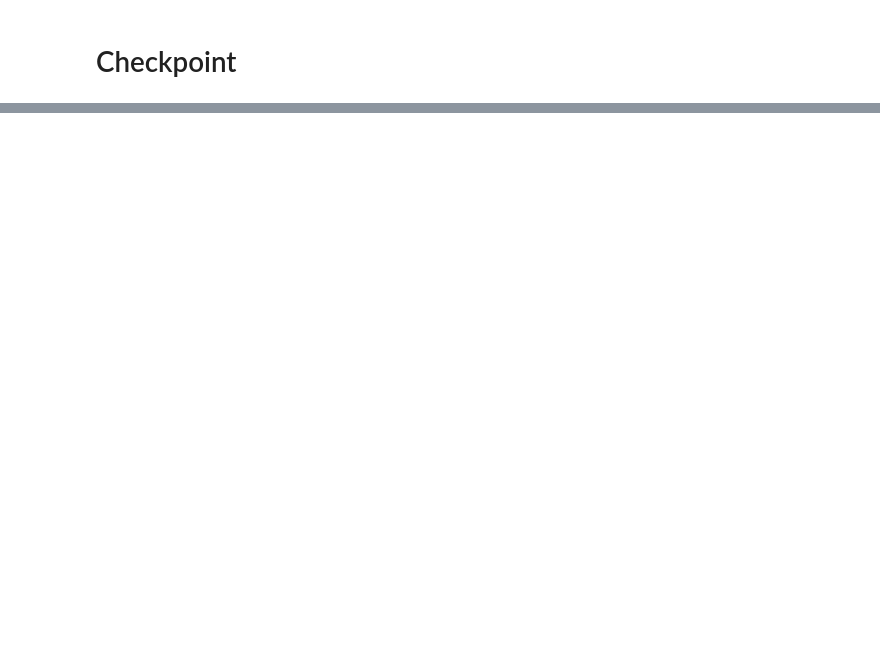
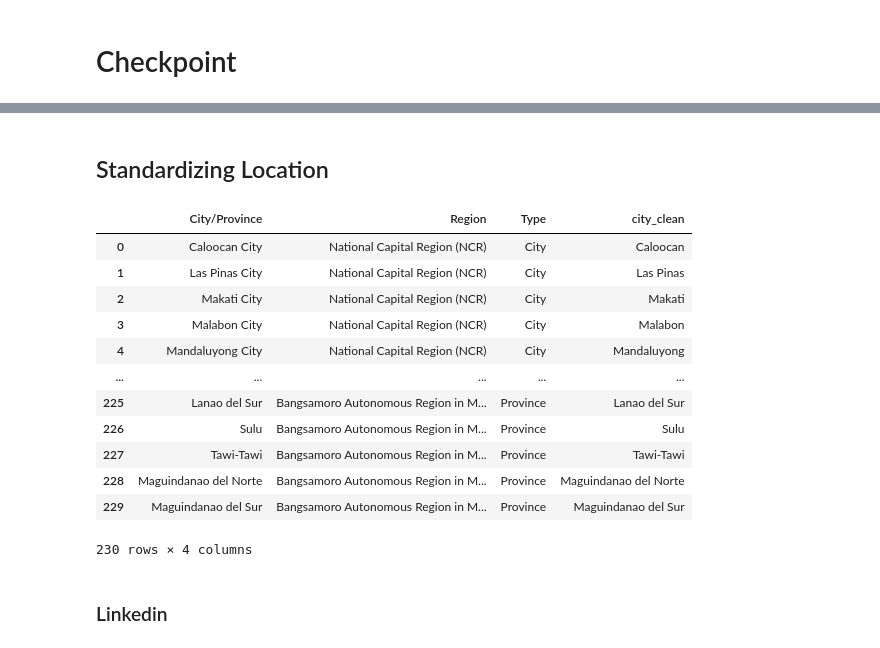
Before and after one commit to KyleCarlo/Job-Recommender-System, a Jupyter notebook: Scraping Notebook.ipynb, the cells around one changed output, grey strips where cells are left out. Drawn from its saved outputs; the diff is of its cells as text; code cells hidden in the pictures; blank space fills up the shorter version.

```diff
--- a/Scraping Notebook.ipynb
+++ b/Scraping Notebook.ipynb
@@ -538,0 +718,28 @@ kalibrr_df = pd.read_csv('kalibrr.csv')
+# %% [markdown]
+## Standardizing Location
+# %%
+sheet_id = "1FJgg2JWrKfzyWbi-76vKcR1dm-q6RwCAipobzotr_Eg"
+sheet_name = "Location"
+
+url= f"https://docs.google.com/spreadsheets/d/{sheet_id}/gviz/tq?tqx=out:csv&sheet={sheet_name}"
+
+df_locations = pd.read_csv(url)
+
+df_locations['city_clean'] = df_locations['City/Province'].str.replace(r'\s+City$', '', regex=True)
+
+
+df_locations
+# %% [output]
+|  | City/Province | Region | Type | city_clean |
+| 0 | Caloocan City | National Capital Region (NCR) | City | Caloocan |
+| 1 | Las Pinas City | National Capital Region (NCR) | City | Las Pinas |
+| 2 | Makati City | National Capital Region (NCR) | City | Makati |
+| 3 | Malabon City | National Capital Region (NCR) | City | Malabon |
+| 4 | Mandaluyong City | National Capital Region (NCR) | City | Mandaluyong |
+| ... | ... | ... | ... | ... |
+| 225 | Lanao del Sur | Bangsamoro Autonomous Region in M... | Province | Lanao del Sur |
+| 226 | Sulu | Bangsamoro Autonomous Region in M... | Province | Sulu |
+| 227 | Tawi-Tawi | Bangsamoro Autonomous Region in M... | Province | Tawi-Tawi |
+| 228 | Maguindanao del Norte | Bangsamoro Autonomous Region in M... | Province | Maguindanao del Norte |
+| 229 | Maguindanao del Sur | Bangsamoro Autonomous Region in M... | Province | Maguindanao del Sur |
+230 rows × 4 columns
@@ -538,0 +788,2 @@ kalibrr_df = pd.read_csv('kalibrr.csv')
+# %% [markdown]
+### Linkedin
```
Also changed, not shown: parts of 68 cells of this notebook.
